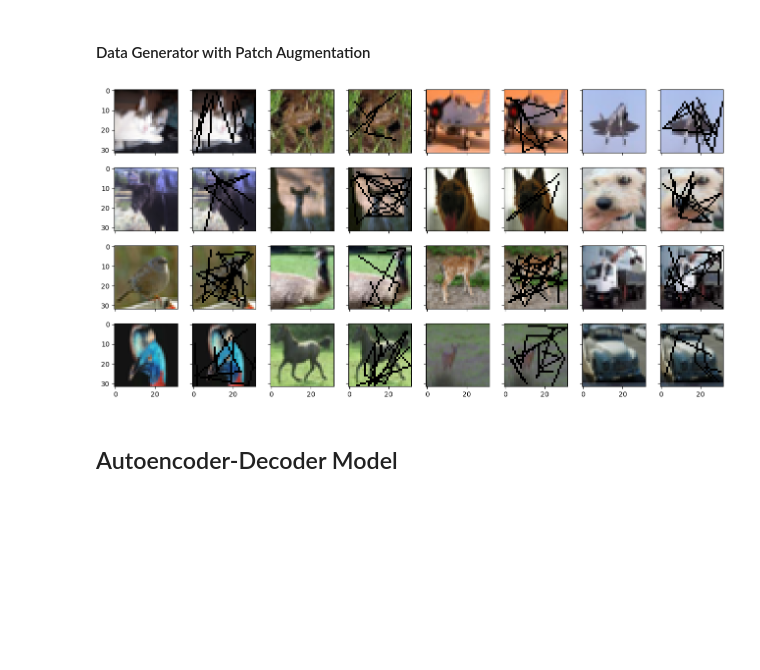
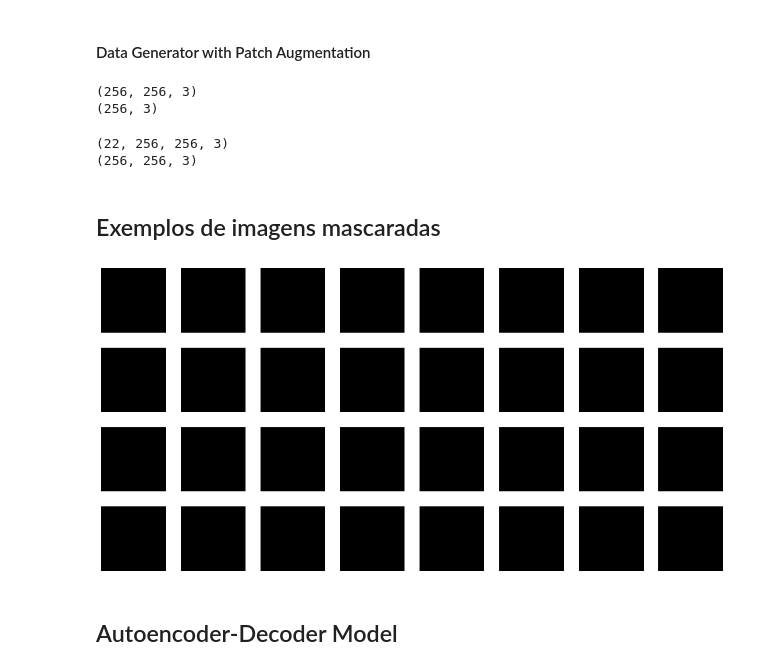
Before and after one commit to MatheusOliveiraSilva/Projeto-Final, a Jupyter notebook: implementations/encoder-decoder-approach/Inpainting-enconder-decoder-v2.ipynb, the cells around one changed output. Saved outputs shown, nothing was run; the diff lists cells and outputs as text; code cells hidden in the pictures; blank space fills up the shorter version.

```diff
--- a/implementations/encoder-decoder-approach/Inpainting-enconder-decoder-v2.ipynb
+++ b/implementations/encoder-decoder-approach/Inpainting-enconder-decoder-v2.ipynb
@@ -29,7 +27,7 @@ import os
 from keras.preprocessing.image import ImageDataGenerator
 
 # Definir diretórios base
-base_dir = 'ImageNet100k'
+base_dir = 'C:/Users/mathe/Desktop/facul/database-tcc/ImageNet100k'
 train_dir = os.path.join(base_dir, 'train')
 val_dir = os.path.join(base_dir, 'val')
 test_dir = os.path.join(base_dir, 'test')
@@ -78,8 +89,7 @@ class createAugment(keras.utils.Sequence):
     """
     Classe dedicada para data Augmentation, em especial para o problema de inpainting, criando máscaras.
     """
-    def __init__(self, X, y, batch_size=32, dim=(32, 32), n_channels=3, shuffle=True):
-        'Initialization'
+    def __init__(self, X, y, batch_size=32, dim=(256, 256), n_channels=3, shuffle=True):
         self.batch_size = batch_size
         self.X = X
         self.y = y
@@ -123,6 +133,7 @@ class createAugment(keras.utils.Sequence):
 
         for i, idx in enumerate(idxs):
             image_copy = self.X[idx].copy()
+            print(image_copy.shape)
 
             # Cria uma imagem mascarada a partir do método __createMask
             masked_image = self.__createMask(image_copy)
@@ -134,7 +145,9 @@ class createAugment(keras.utils.Sequence):
 
     def __createMask(self, img):
         ## Prepare masking matrix
-        mask = np.full((32,32,3), 255, np.uint8)
+        mask = np.full((256,256,3), 255, np.uint8)
+
+        assert img.shape == mask.shape, "Deu ruim no shape da imagem e da máscara" # conferindo shape da imagem e da máscara
 
         # Número de rabiscos a serem feitos
         for _ in range(np.random.randint(2, 7)):
@@ -150,7 +163,11 @@ class createAugment(keras.utils.Sequence):
             # Draw the scribble on the mask
             cv2.polylines(mask, [points], isClosed=False, color=(1,1,1), thickness=thickness)
 
+        # Convert both img and mask to the same data type if they are different
+        if img.dtype != mask.dtype:
+            mask = mask.astype(img.dtype)
+
         # Perforn bitwise and operation to mask the image
         masked_image = cv2.bitwise_and(img, mask)
 
-        return masked_image
+        return mask
@@ -161,24 +174,50 @@ testgen = createAugment(x_test, x_test, shuffle=False)
+# %%
+sample_batch = next(train_generator)
+print(sample_batch[0].shape)
+print(sample_batch[0][0].shape)
+# %% [output]
+(256, 256, 3)
+(256, 3)
+# %%
+# Obter todas as imagens de treino e teste
+x_train_full = np.stack([train_generator[i][0] for i in range(len(train_generator))], axis=0)
+x_test_full = np.stack([test_generator[i][0] for i in range(len(test_generator))], axis=0)
+
+# Preparando geradores de dados para treino e teste
+traingen = createAugment(x_train_full, x_train_full)
+testgen = createAugment(x_test_full, x_test_full, shuffle=False)
+
+print(x_train_full.shape)
+print(x_train_full[0].shape)
+# %% [output]
+(22, 256, 256, 3)
+(256, 256, 3)
+# %% [markdown]
+## Exemplos de imagens mascaradas
 # %%
 ## Examples
-sample_idx = 90 ## Change this to see different batches
+sample_idx = 10 ## Change this to see different batches
 
 sample_masks, sample_labels = traingen[sample_idx]
+
+
 sample_images = [None]*(len(sample_masks)+len(sample_labels))
+
 sample_images[::2] = sample_labels
 sample_images[1::2] = sample_masks
 
 fig = plt.figure(figsize=(16., 8.))
 grid = ImageGrid(fig, 111,  # similar to subplot(111)
                  nrows_ncols=(4, 8),  # creates 2x2 grid of axes
                  axes_pad=0.3,  # pad between axes in inch.
                  )
 
 for ax, image in zip(grid, sample_images):
   ax.imshow(image)
-
+  ax.axis('off')  # desativa os eixos para uma visualização mais limpa
 plt.show()
 # %% [output]
-[figure, old version]
+[figure, new version]
 # %% [markdown]
 ## Autoencoder-Decoder Model
 # %%
```
Also changed, not shown: parts of 5 cells of this notebook, 1 other file.
